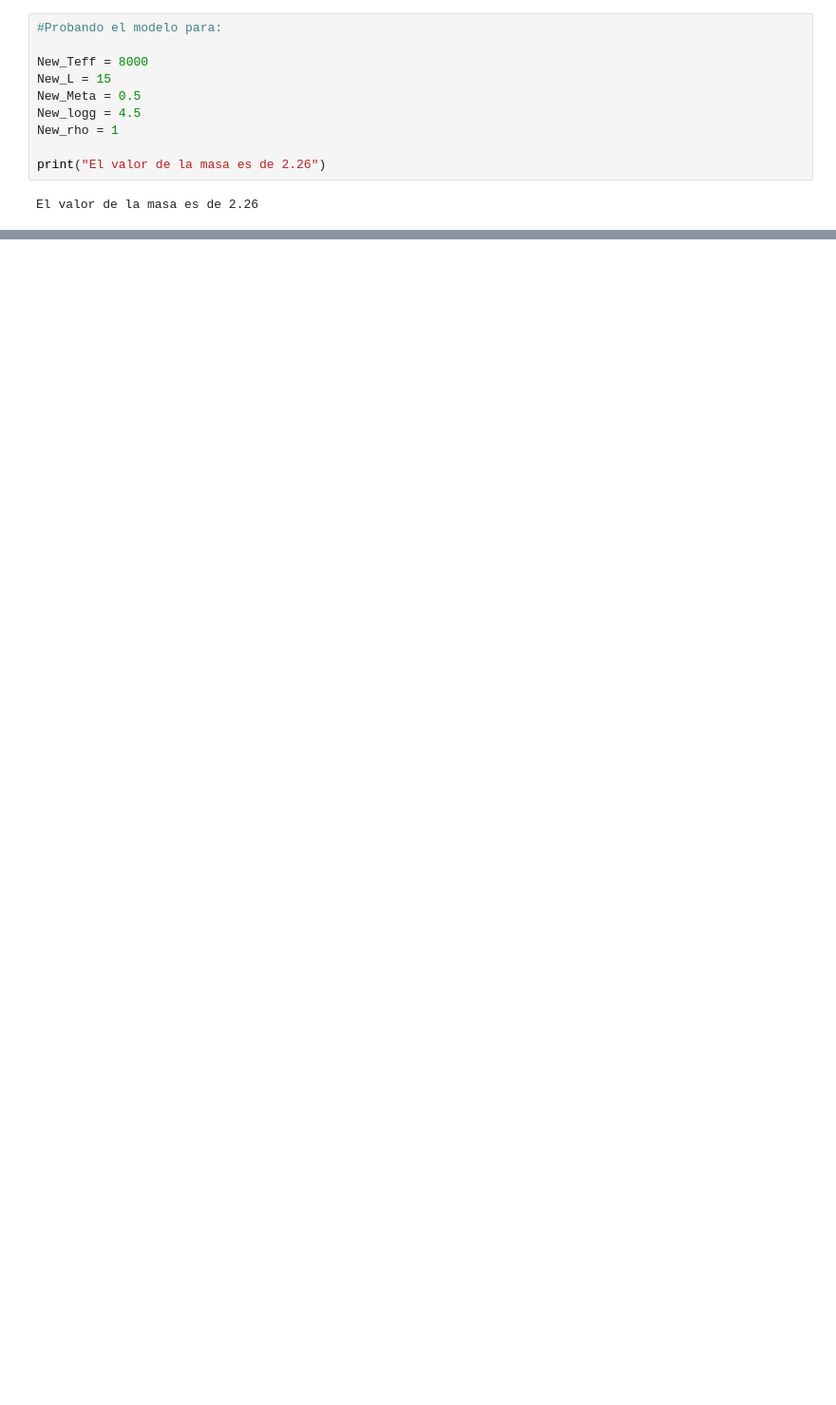
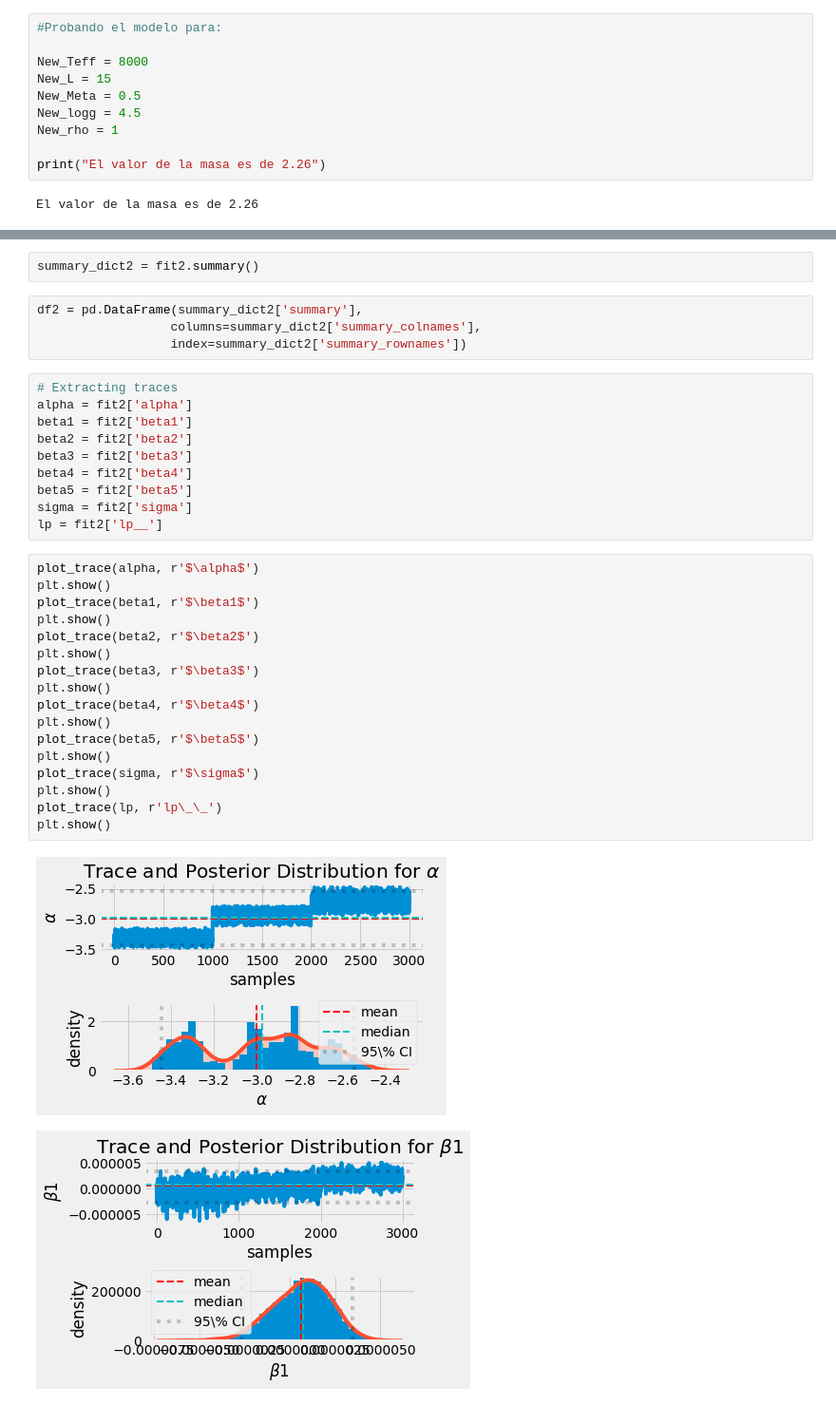
Before and after one commit to fmezacr/STELLAR, a Jupyter notebook: FASE_2/DATA/Datos Estelares.ipynb, the cells around one changed output, grey strips where cells are left out. Shown at 95% size. Cells and saved outputs as stored; diff of their text form; blank space fills up the shorter version.

```diff
--- a/FASE_2/DATA/Datos Estelares.ipynb
+++ b/FASE_2/DATA/Datos Estelares.ipynb
@@ -914,0 +1022,36 @@ El valor de la masa es de 2.26
+# %%
+summary_dict2 = fit2.summary()
+# %%
+df2 = pd.DataFrame(summary_dict2['summary'],
+                  columns=summary_dict2['summary_colnames'],
+                  index=summary_dict2['summary_rownames'])
+# %%
+# Extracting traces
+alpha = fit2['alpha']
+beta1 = fit2['beta1']
+beta2 = fit2['beta2']
+beta3 = fit2['beta3']
+beta4 = fit2['beta4']
+beta5 = fit2['beta5']
+sigma = fit2['sigma']
+lp = fit2['lp__']
+# %%
+plot_trace(alpha, r'$\alpha$')
+plt.show()
+plot_trace(beta1, r'$\beta1$')
+plt.show()
+plot_trace(beta2, r'$\beta2$')
+plt.show()
+plot_trace(beta3, r'$\beta3$')
+plt.show()
+plot_trace(beta4, r'$\beta4$')
+plt.show()
+plot_trace(beta5, r'$\beta5$')
+plt.show()
+plot_trace(sigma, r'$\sigma$')
+plt.show()
+plot_trace(lp, r'lp\_\_')
+plt.show()
+# %% [output]
+[figure, added]
+[figure, added]
```
Also changed, not shown: parts of 14 cells of this notebook.
